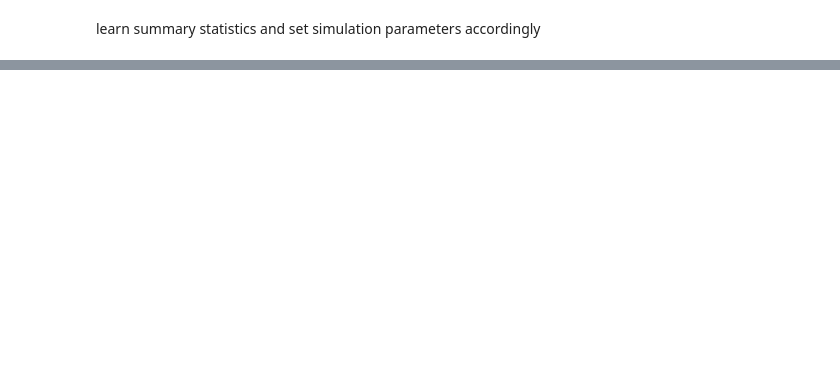
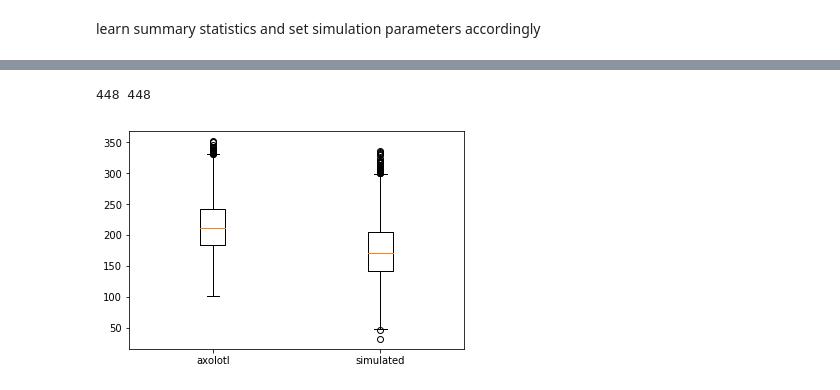
Before and after one commit to soedinglab/prosstt, a Jupyter notebook: dev/compare_axolotl.ipynb, the cells around one changed output, grey strips where cells are left out. Saved outputs shown, nothing was run; the diff lists cells and outputs as text; code cells hidden in the pictures; blank space fills up the shorter version.

```diff
--- a/dev/compare_axolotl.ipynb
+++ b/dev/compare_axolotl.ipynb
@@ -63,0 +74,13 @@ simulated = [sim_means, sim_vars, sim_zeros_gene, sim_zeros_cell, sim_totals]
+# %%
+# #genes observed
+print(np.sum(real_genes.loc['means'] > 0), np.sum(sim_means > 0))
+# %% [output]
+448 448
+# %%
+# #genes observed per cell
+fig, ax = plt.subplots()
+data = [real_genes.shape[1] - real_cells.loc['zeros'],
+        t.G - sim_zeros_cell]
+b = ax.boxplot(data, labels=[real_name, "simulated"])
+# %% [output]
+[figure, added]
```
Also changed, not shown: parts of 4 cells of this notebook, 5 other files.
